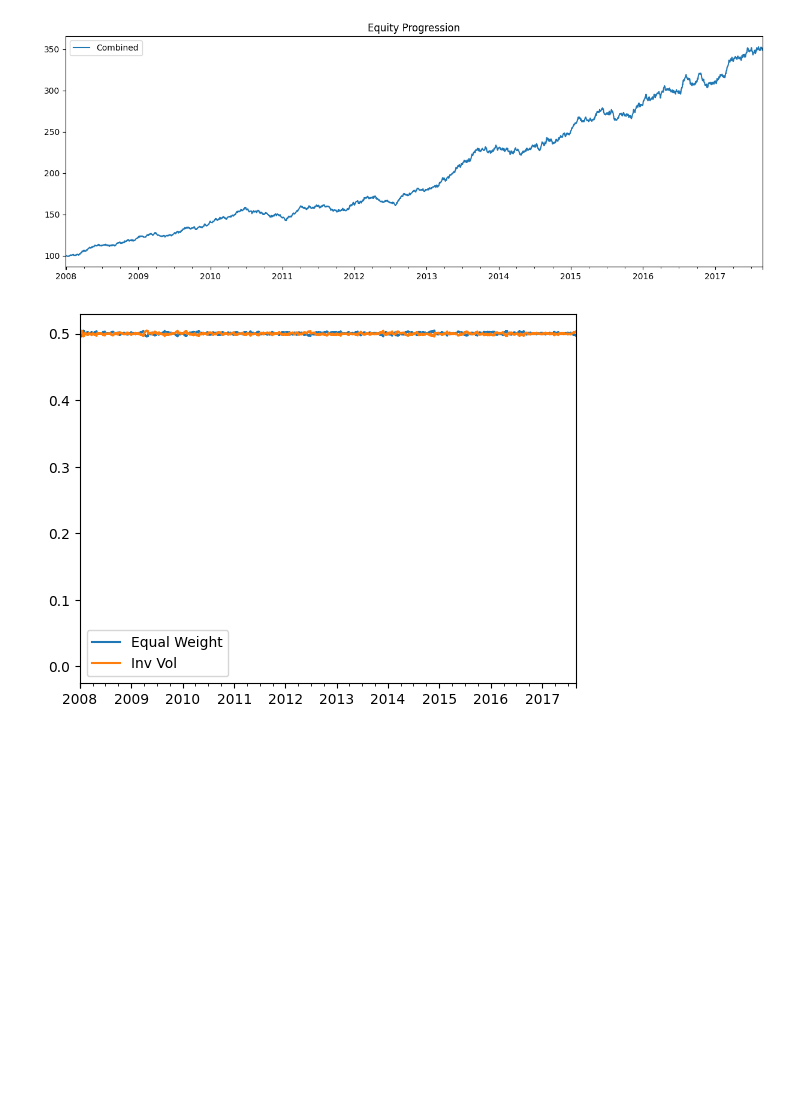
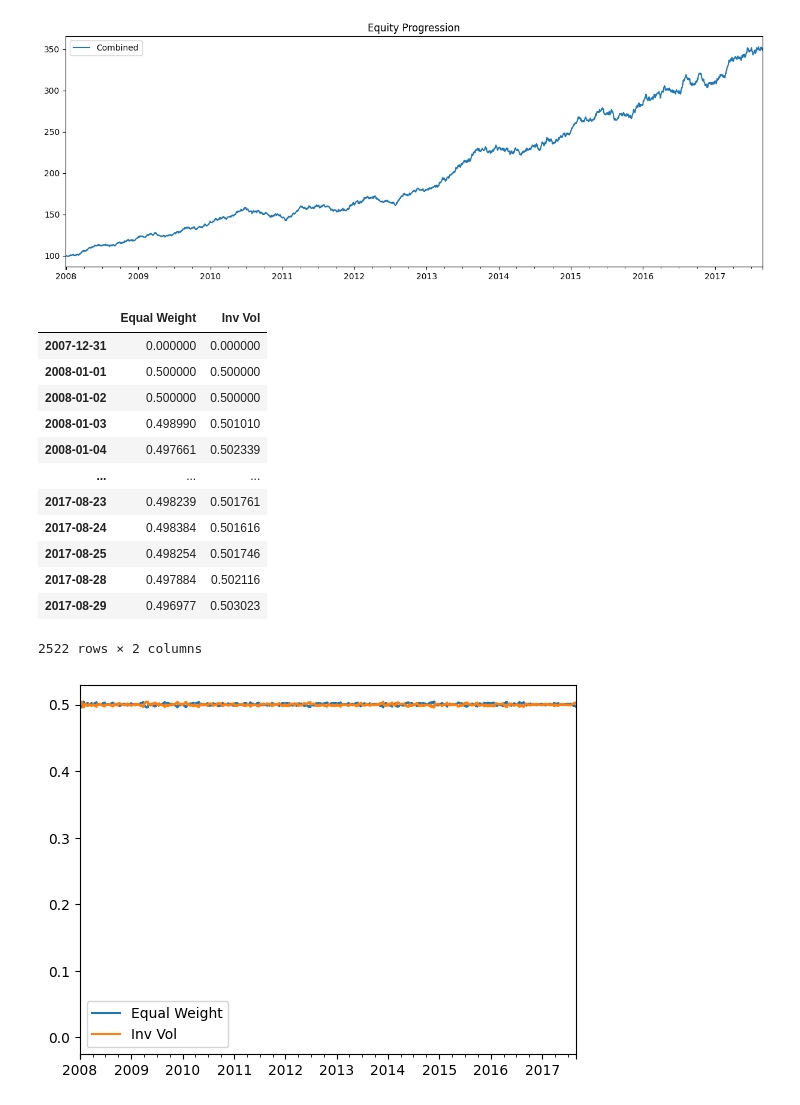
Before and after one commit to JustLikeThis101/bt-tutorial, a Jupyter notebook: Strategy Combination.ipynb, the cells around one changed output. Saved outputs shown, nothing was run; the diff lists cells and outputs as text; code cells hidden in the pictures; blank space fills up the shorter version.

```diff
--- a/Strategy Combination.ipynb
+++ b/Strategy Combination.ipynb
@@ -263,3 +302,19 @@ res.plot();
+# %%
+res.get_security_weights()
+# %% [output]
+|  | Equal Weight | Inv Vol |
+| 2007-12-31 | 0.000000 | 0.000000 |
+| 2008-01-01 | 0.500000 | 0.500000 |
+| 2008-01-02 | 0.500000 | 0.500000 |
+| 2008-01-03 | 0.498990 | 0.501010 |
+| 2008-01-04 | 0.497661 | 0.502339 |
+| ... | ... | ... |
+| 2017-08-23 | 0.498239 | 0.501761 |
+| 2017-08-24 | 0.498384 | 0.501616 |
+| 2017-08-25 | 0.498254 | 0.501746 |
+| 2017-08-28 | 0.497884 | 0.502116 |
+| 2017-08-29 | 0.496977 | 0.503023 |
+2522 rows × 2 columns
 # %%
 res.get_security_weights().plot();
 # %% [output]
```
Also changed, not shown: parts of 4 cells of this notebook, 3 other files.
